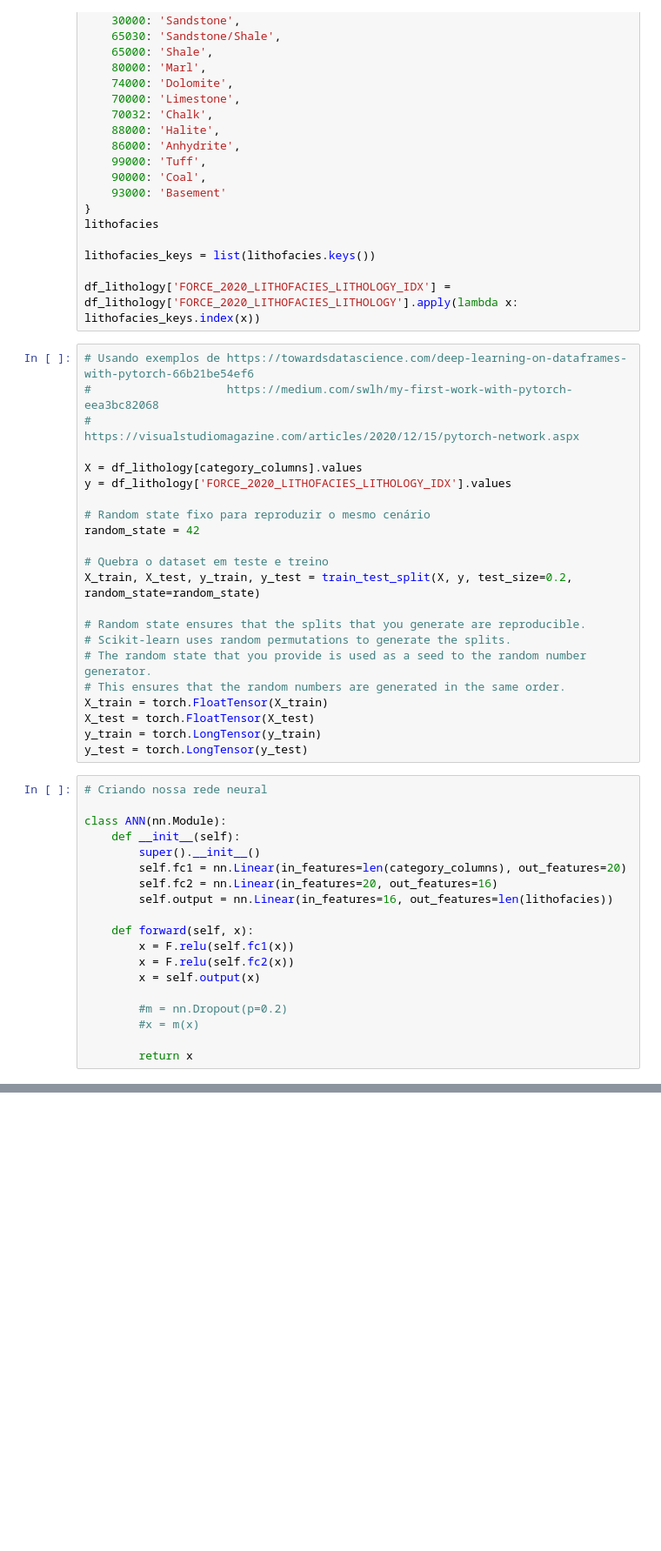
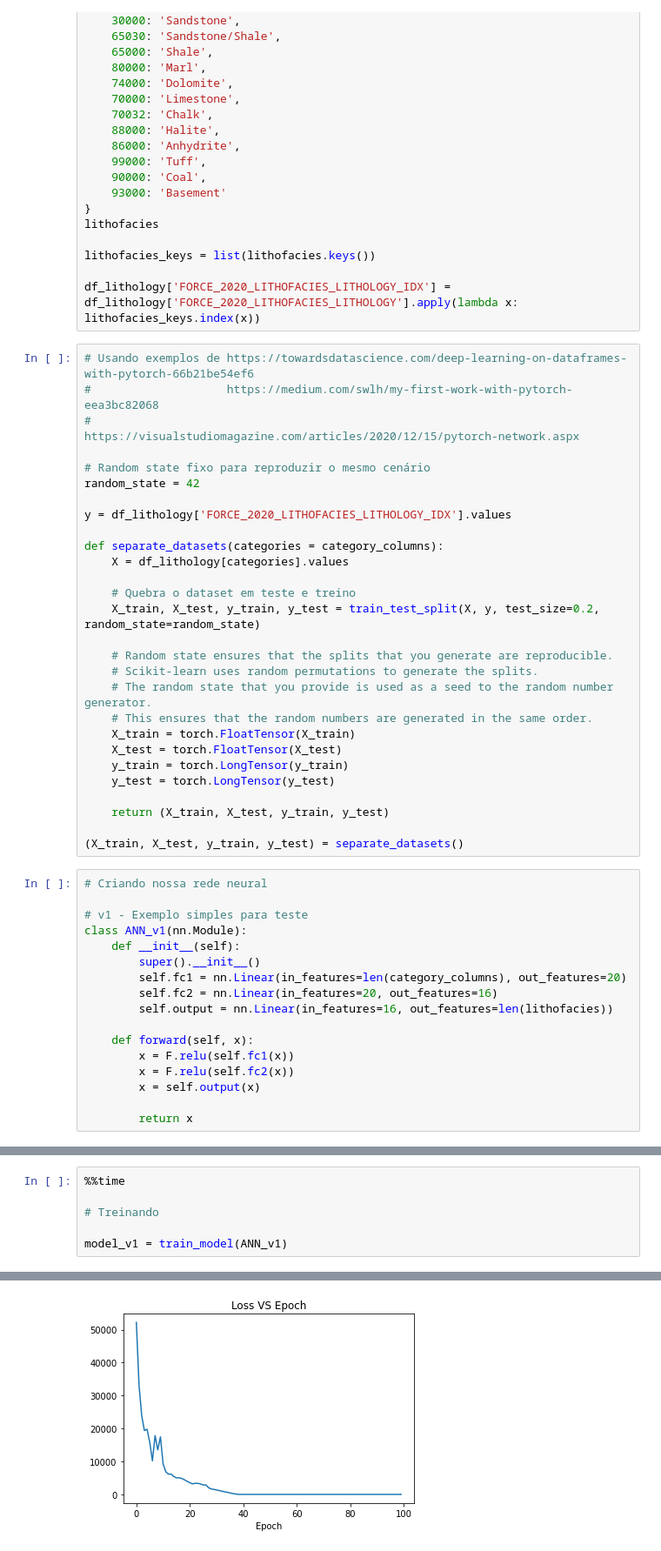
Before and after one commit to jopapo/pos_datascience_redesneurais_tf, a Jupyter notebook: tf.ipynb, the cells around one changed output, grey strips where cells are left out. Shown at 87% size. Saved outputs shown, nothing was run; the diff lists cells and outputs as text; blank space fills up the shorter version.

```diff
--- a/tf.ipynb
+++ b/tf.ipynb
@@ -101,27 +174,34 @@ df_lithology['FORCE_2020_LITHOFACIES_LITHOLOGY_IDX'] = df_lithology['FORCE_2020_
 #                    https://medium.com/swlh/my-first-work-with-pytorch-eea3bc82068
 #                    https://visualstudiomagazine.com/articles/2020/12/15/pytorch-network.aspx
 
-X = df_lithology[category_columns].values
-y = df_lithology['FORCE_2020_LITHOFACIES_LITHOLOGY_IDX'].values
-
 # Random state fixo para reproduzir o mesmo cenário
 random_state = 42
 
-# Quebra o dataset em teste e treino
-X_train, X_test, y_train, y_test = train_test_split(X, y, test_size=0.2, random_state=random_state)
+y = df_lithology['FORCE_2020_LITHOFACIES_LITHOLOGY_IDX'].values
 
-# Random state ensures that the splits that you generate are reproducible.
-# Scikit-learn uses random permutations to generate the splits.
-# The random state that you provide is used as a seed to the random number generator.
-# This ensures that the random numbers are generated in the same order.
-X_train = torch.FloatTensor(X_train)
-X_test = torch.FloatTensor(X_test)
-y_train = torch.LongTensor(y_train)
-y_test = torch.LongTensor(y_test)
+def separate_datasets(categories = category_columns):
+    X = df_lithology[categories].values
+
+    # Quebra o dataset em teste e treino
+    X_train, X_test, y_train, y_test = train_test_split(X, y, test_size=0.2, random_state=random_state)
+
+    # Random state ensures that the splits that you generate are reproducible.
+    # Scikit-learn uses random permutations to generate the splits.
+    # The random state that you provide is used as a seed to the random number generator.
+    # This ensures that the random numbers are generated in the same order.
+    X_train = torch.FloatTensor(X_train)
+    X_test = torch.FloatTensor(X_test)
+    y_train = torch.LongTensor(y_train)
+    y_test = torch.LongTensor(y_test)
+
+    return (X_train, X_test, y_train, y_test)
+
+(X_train, X_test, y_train, y_test) = separate_datasets()
 # %%
 # Criando nossa rede neural
 
-class ANN(nn.Module):
+# v1 - Exemplo simples para teste
+class ANN_v1(nn.Module):
     def __init__(self):
         super().__init__()
         self.fc1 = nn.Linear(in_features=len(category_columns), out_features=20)
@@ -133,8 +213,5 @@ class ANN(nn.Module):
         x = F.relu(self.fc2(x))
         x = self.output(x)
 
-        #m = nn.Dropout(p=0.2)
-        #x = m(x)
-
         return x
 # %%
@@ -210,0 +256,7 @@ test accuracy: 20.943345450506826 %
+# %%
+%%time
+
+# Treinando
+
+model_v1 = train_model(ANN_v1)
+# %% [output]
@@ -210,0 +274 @@ test accuracy: 20.943345450506826 %
+[figure, added]
```
Also changed, not shown: parts of 27 cells of this notebook.
